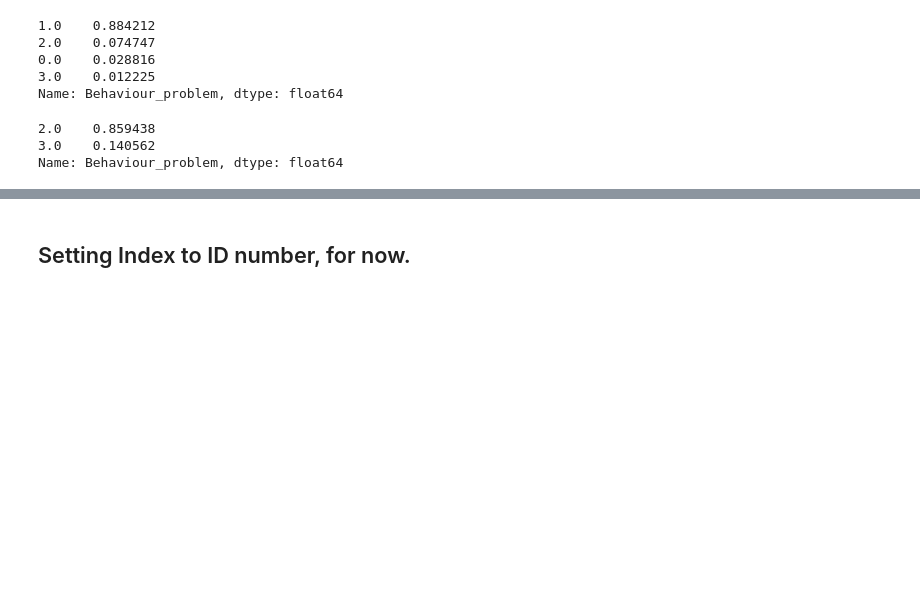
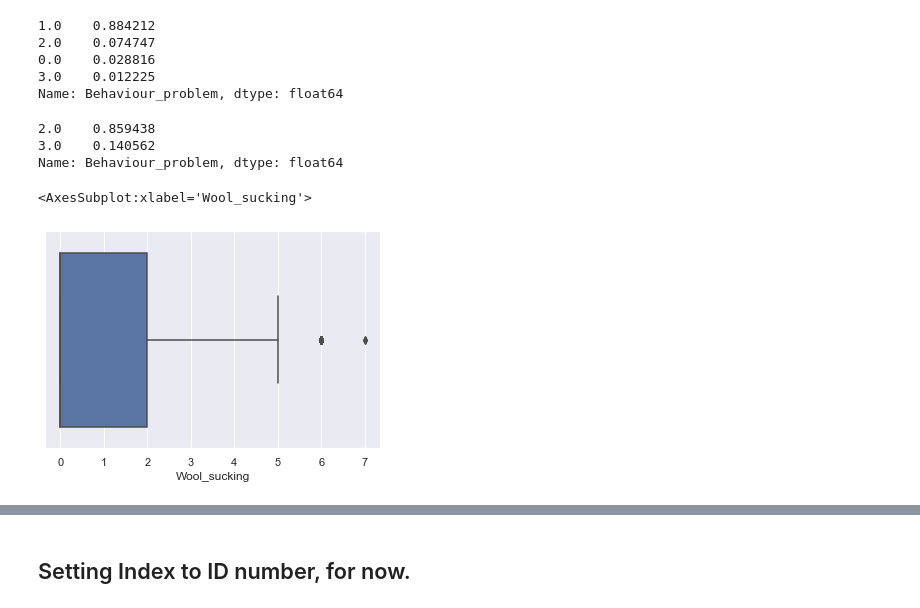
Before and after one commit to GwenToves/Cat-pstone, a Jupyter notebook: Wrangling.ipynb, the cells around one changed output, grey strips where cells are left out. Saved outputs shown, nothing was run; the diff lists cells and outputs as text; code cells hidden in the pictures; blank space fills up the shorter version.

```diff
--- a/Wrangling.ipynb
+++ b/Wrangling.ipynb
@@ -183,3 +191,8 @@ cat_data.loc[((cat_data.Behaviour_problem == 2)
 2.0    0.859438
 3.0    0.140562
 Name: Behaviour_problem, dtype: float64
+# %%
+sns.boxplot(cat_data.Wool_sucking)
+# %% [output]
+<AxesSubplot:xlabel='Wool_sucking'>
+[figure, added]
```
Also changed, not shown: parts of 6 cells of this notebook, 1 other file.
